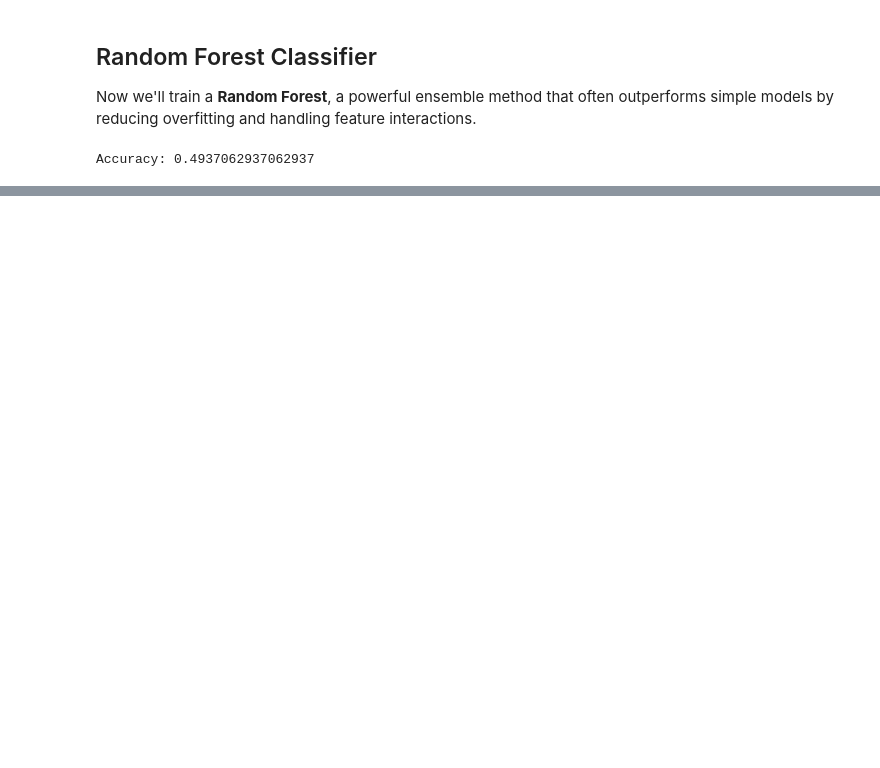
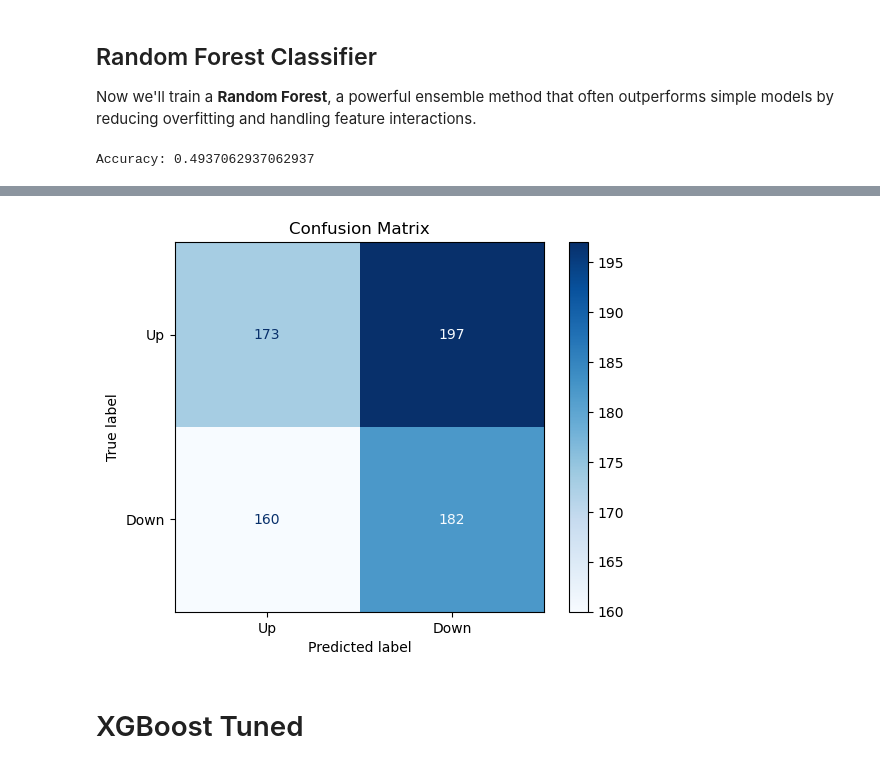
Before and after one commit to iLuigi98/financial-predictor, a Jupyter notebook: notebooks/01_sp500_predictor_detailed_walkthrough_v2.ipynb, the cells around one changed output, grey strips where cells are left out. Saved outputs shown, nothing was run; the diff lists cells and outputs as text; code cells hidden in the pictures; blank space fills up the shorter version.

```diff
--- a/notebooks/01_sp500_predictor_detailed_walkthrough_v2.ipynb
+++ b/notebooks/01_sp500_predictor_detailed_walkthrough_v2.ipynb
@@ -507,0 +584,8 @@ These features serve as a richer input set for our models, allowing them to bett
+# %%
+# Random Forest
+rf = RandomForestClassifier(n_estimators=100, random_state=42)
+rf.fit(X_train, y_train)
+y_pred_rf = rf.predict(X_test)
+
+# Evaluate Random Forest performance
+print("Accuracy:", accuracy_score(y_test, y_pred_rf))
@@ -507,0 +777,15 @@ These features serve as a richer input set for our models, allowing them to bett
+# %%
+# Initialize XGBoost model
+xgb = XGBClassifier(
+    n_estimators=100,
+    max_depth=3,
+    learning_rate=0.1,
+    subsample=0.8,
+    colsample_bytree=0.8,
+    eval_metric='logloss',
+    random_state=42
+)
+
+# Fit and predict
+xgb.fit(X_train, y_train)
+y_pred_xgb = xgb.predict(X_test)
@@ -507,0 +812,12 @@ These features serve as a richer input set for our models, allowing them to bett
+# %%
+# Display confusion matrix
+cm = confusion_matrix(y_test, y_pred_xgb, labels=[1, 0])
+disp = ConfusionMatrixDisplay(confusion_matrix=cm, display_labels=["Up", "Down"])
+disp.plot(cmap="Blues")
+plt.title("Confusion Matrix")
+plt.grid(False)
+plt.show()
+# %% [output]
+[figure, added]
+# %% [markdown]
+# XGBoost Tuned
```
Also changed, not shown: parts of 67 cells of this notebook, 8 other files.
